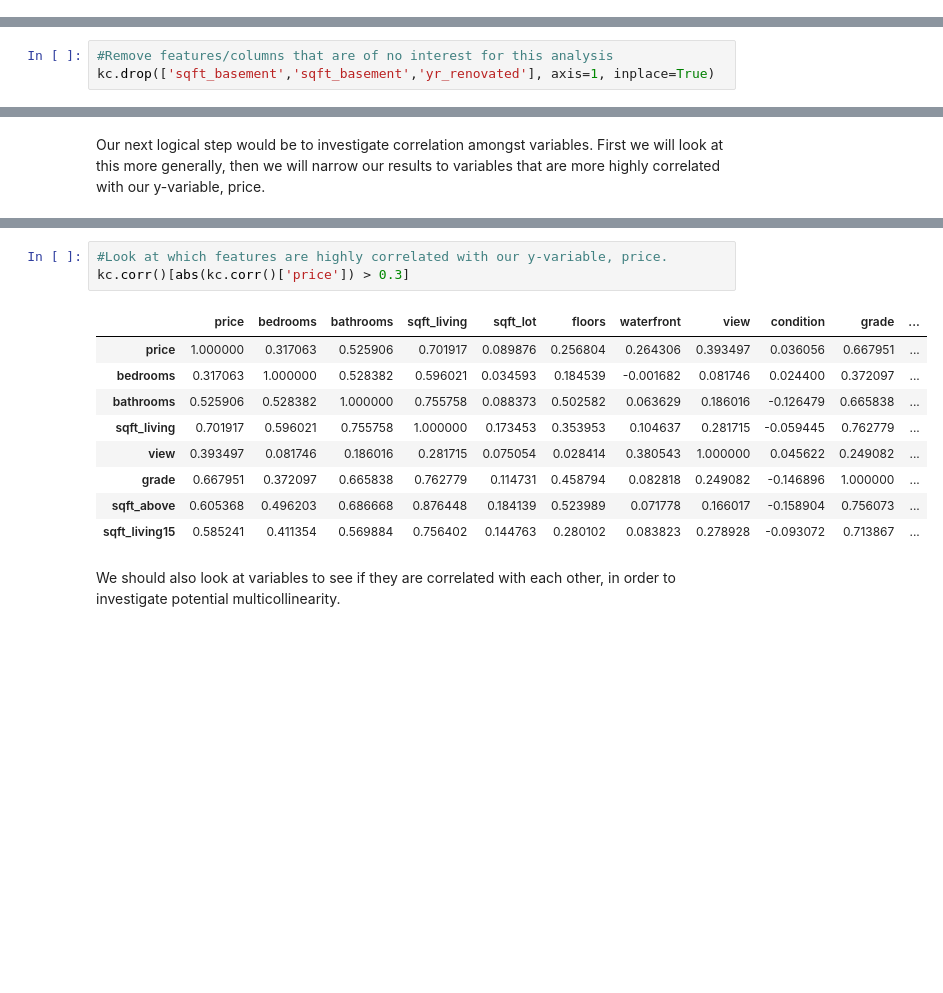
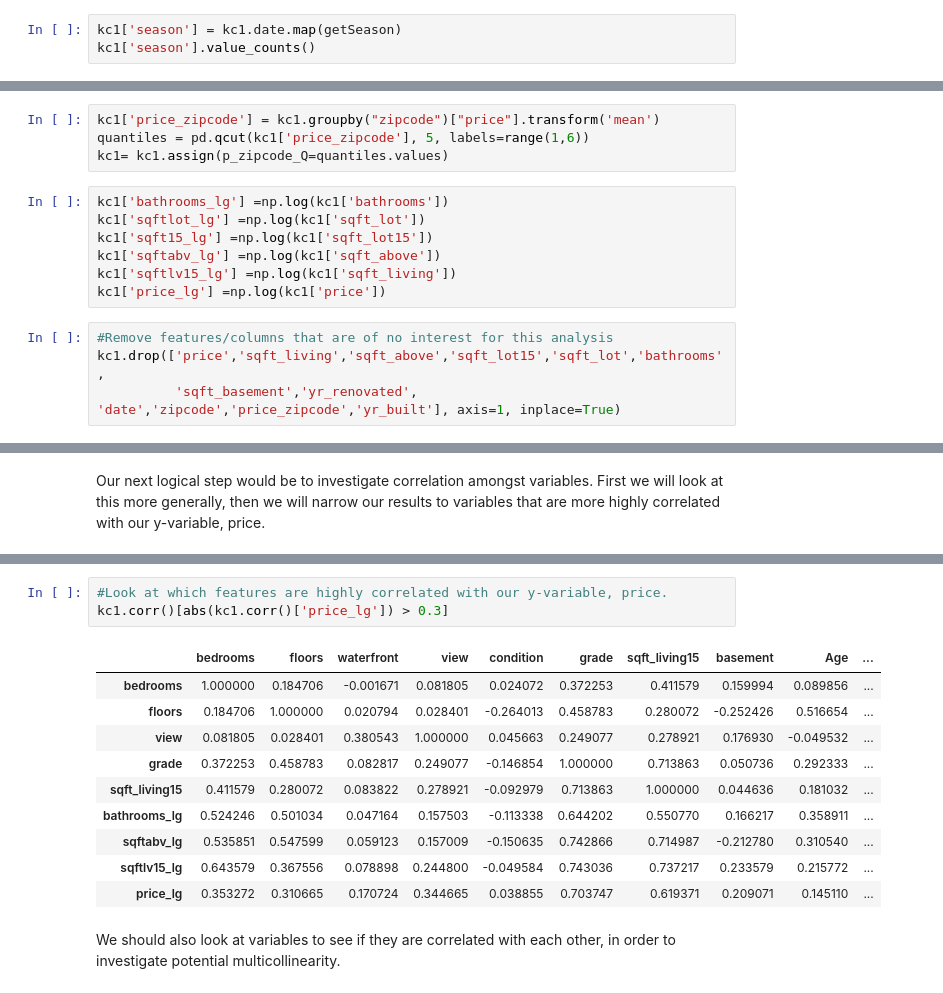
Before and after one commit to ekvu/phase_2_project_King_County_RE, a Jupyter notebook: Final_Technical_notebook.ipynb, the cells around one changed output, grey strips where cells are left out. Saved outputs shown, nothing was run; the diff lists cells and outputs as text; blank space fills up the shorter version.

```diff
--- a/Final_Technical_notebook.ipynb
+++ b/Final_Technical_notebook.ipynb
@@ -276,0 +312,3 @@ Name: bedrooms, dtype: int64
+# %%
+kc1['season'] = kc1.date.map(getSeason)
+kc1['season'].value_counts()
@@ -277,3 +321,15 @@ Name: bedrooms, dtype: int64
+# %%
+kc1['price_zipcode'] = kc1.groupby("zipcode")["price"].transform('mean')
+quantiles = pd.qcut(kc1['price_zipcode'], 5, labels=range(1,6))
+kc1= kc1.assign(p_zipcode_Q=quantiles.values)
+# %%
+kc1['bathrooms_lg'] =np.log(kc1['bathrooms'])
+kc1['sqftlot_lg'] =np.log(kc1['sqft_lot'])
+kc1['sqft15_lg'] =np.log(kc1['sqft_lot15'])
+kc1['sqftabv_lg'] =np.log(kc1['sqft_above'])
+kc1['sqftlv15_lg'] =np.log(kc1['sqft_living'])
+kc1['price_lg'] =np.log(kc1['price'])
 # %%
 #Remove features/columns that are of no interest for this analysis
-kc.drop(['sqft_basement','sqft_basement','yr_renovated'], axis=1, inplace=True)
+kc1.drop(['price','sqft_living','sqft_above','sqft_lot15','sqft_lot','bathrooms',
+          'sqft_basement','yr_renovated', 'date','zipcode','price_zipcode','yr_built'], axis=1, inplace=True)
@@ -288,16 +349,17 @@ sns.heatmap(kc.corr(), center=0);
 # %%
 #Look at which features are highly correlated with our y-variable, price.
-kc.corr()[abs(kc.corr()['price']) > 0.3]
+kc1.corr()[abs(kc1.corr()['price_lg']) > 0.3]
 # %% [output]
-|  | price | bedrooms | bathrooms | sqft_living | sqft_lot | floors | waterfront | view | condition | grade | ... |
-| price | 1.000000 | 0.317063 | 0.525906 | 0.701917 | 0.089876 | 0.256804 | 0.264306 | 0.393497 | 0.036056 | 0.667951 | ... |
-| bedrooms | 0.317063 | 1.000000 | 0.528382 | 0.596021 | 0.034593 | 0.184539 | -0.001682 | 0.081746 | 0.024400 | 0.372097 | ... |
-| bathrooms | 0.525906 | 0.528382 | 1.000000 | 0.755758 | 0.088373 | 0.502582 | 0.063629 | 0.186016 | -0.126479 | 0.665838 | ... |
-| sqft_living | 0.701917 | 0.596021 | 0.755758 | 1.000000 | 0.173453 | 0.353953 | 0.104637 | 0.281715 | -0.059445 | 0.762779 | ... |
-| view | 0.393497 | 0.081746 | 0.186016 | 0.281715 | 0.075054 | 0.028414 | 0.380543 | 1.000000 | 0.045622 | 0.249082 | ... |
-| grade | 0.667951 | 0.372097 | 0.665838 | 0.762779 | 0.114731 | 0.458794 | 0.082818 | 0.249082 | -0.146896 | 1.000000 | ... |
-| sqft_above | 0.605368 | 0.496203 | 0.686668 | 0.876448 | 0.184139 | 0.523989 | 0.071778 | 0.166017 | -0.158904 | 0.756073 | ... |
-| sqft_living15 | 0.585241 | 0.411354 | 0.569884 | 0.756402 | 0.144763 | 0.280102 | 0.083823 | 0.278928 | -0.093072 | 0.713867 | ... |
+|  | bedrooms | floors | waterfront | view | condition | grade | sqft_living15 | basement | Age | ... |
+| bedrooms | 1.000000 | 0.184706 | -0.001671 | 0.081805 | 0.024072 | 0.372253 | 0.411579 | 0.159994 | 0.089856 | ... |
+| floors | 0.184706 | 1.000000 | 0.020794 | 0.028401 | -0.264013 | 0.458783 | 0.280072 | -0.252426 | 0.516654 | ... |
+| view | 0.081805 | 0.028401 | 0.380543 | 1.000000 | 0.045663 | 0.249077 | 0.278921 | 0.176930 | -0.049532 | ... |
+| grade | 0.372253 | 0.458783 | 0.082817 | 0.249077 | -0.146854 | 1.000000 | 0.713863 | 0.050736 | 0.292333 | ... |
+| sqft_living15 | 0.411579 | 0.280072 | 0.083822 | 0.278921 | -0.092979 | 0.713863 | 1.000000 | 0.044636 | 0.181032 | ... |
+| bathrooms_lg | 0.524246 | 0.501034 | 0.047164 | 0.157503 | -0.113338 | 0.644202 | 0.550770 | 0.166217 | 0.358911 | ... |
+| sqftabv_lg | 0.535851 | 0.547599 | 0.059123 | 0.157009 | -0.150635 | 0.742866 | 0.714987 | -0.212780 | 0.310540 | ... |
+| sqftlv15_lg | 0.643579 | 0.367556 | 0.078898 | 0.244800 | -0.049584 | 0.743036 | 0.737217 | 0.233579 | 0.215772 | ... |
+| price_lg | 0.353272 | 0.310665 | 0.170724 | 0.344665 | 0.038855 | 0.703747 | 0.619371 | 0.209071 | 0.145110 | ... |
 # %% [markdown]
 We should also look at variables to see if they are correlated with each other, in order to investigate potential multicollinearity.
 # %%
```
Also changed, not shown: parts of 39 cells of this notebook.
